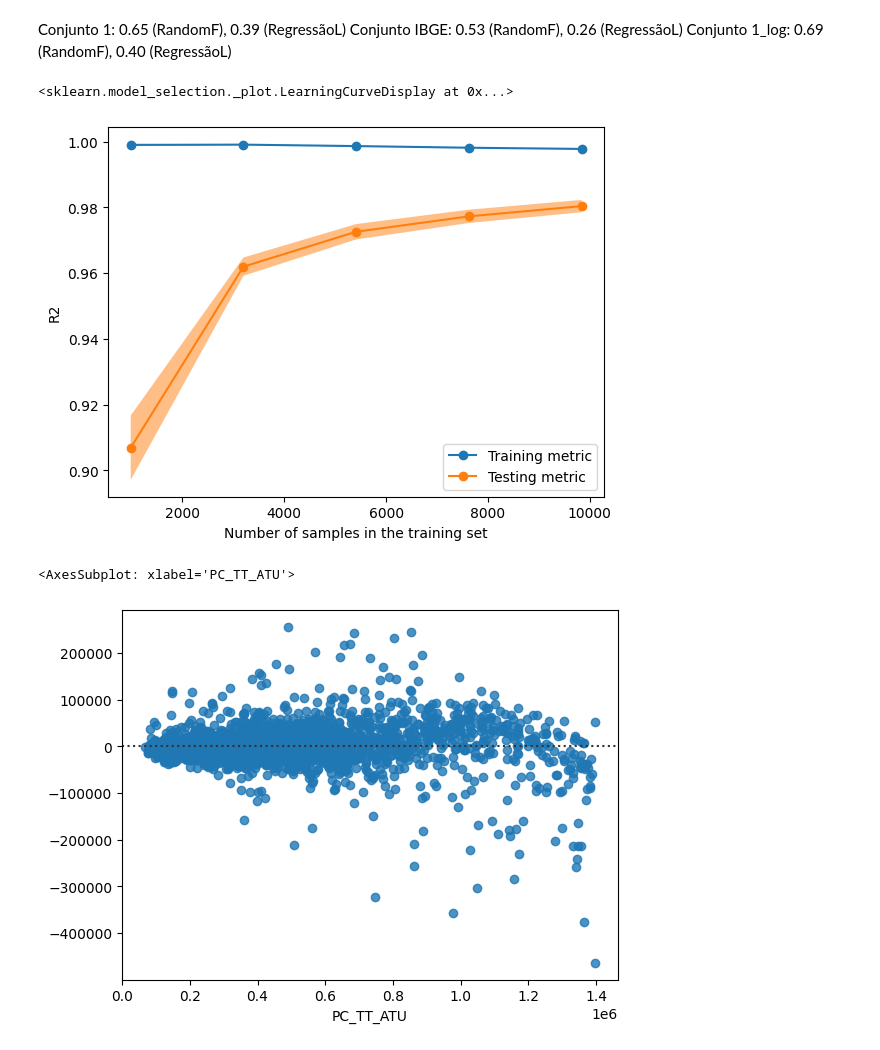
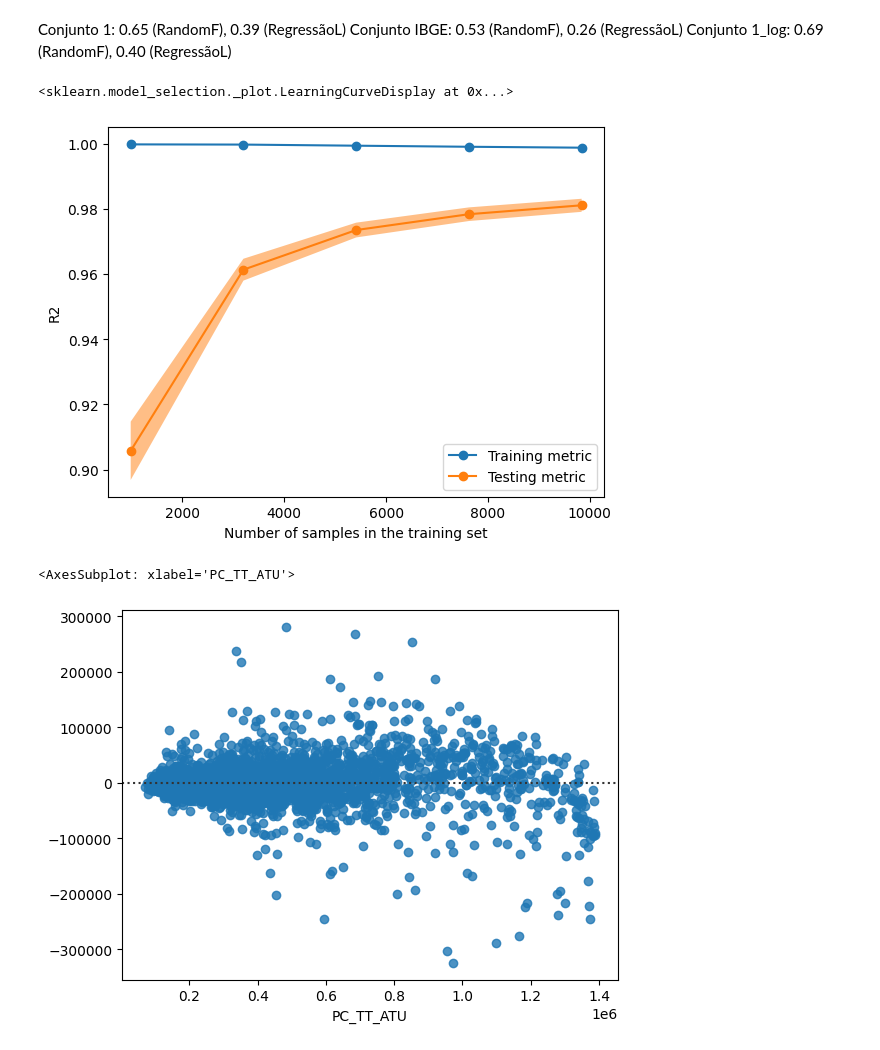
Before and after one commit to LissesCastro/Tera-Mercado-Imobiliario-SP, a Jupyter notebook: modelo_preditivo.ipynb, the cells around one changed output. Saved outputs shown, nothing was run; the diff lists cells and outputs as text; code cells hidden in the pictures.

```diff
--- a/modelo_preditivo.ipynb
+++ b/modelo_preditivo.ipynb
@@ -347,8 +326,8 @@ RMSE (HistGradientBoostingRegressor): 51230.32
 # %%
-model.fit(X_train_tt, y_train_tt) #Colocar ou retirar _tt dependendo do modelo
-y_pred = model.predict(X_test_tt) #Colocar ou retirar _tt dependendo do modelo
+model.fit(X_train, y_train) #Colocar ou retirar  dependendo do modelo
+y_pred = model.predict(X_test) #Colocar ou retirar  dependendo do modelo
 
-baseline_report = imprimir_metricas(y_test_tt, y_pred) #Colocar ou retirar _tt dependendo do modelo
+baseline_report = imprimir_metricas(y_test, y_pred) #Colocar ou retirar  dependendo do modelo
 baseline_report
 
 #Baseline - HGRadient Boost:
@@ -413,7 +392,7 @@ print(random_grid)
 # %%
 #Rodando o modelo de pré-seleção dos hiperparâmetros
 modeL_random = RandomizedSearchCV(estimator=model, param_distributions=random_grid, n_iter=100, cv=5, n_jobs=-1, random_state=42)
-modeL_random.fit(X_train_tt, y_train_tt) #Adicionar ou retirar o _tt conforme modelo
+modeL_random.fit(X_train, y_train) #Adicionar ou retirar o  conforme modelo
 # %% [output]
 RandomizedSearchCV(cv=5,
                    estimator=Pipeline(steps=[('Preprocessamento',
@@ -450,8 +429,8 @@ modeL_random.best_params_
 # %%
 #FAZENDO O GRID SEARCH
 #GRID DO PREÇO DA UNIDADE
-param_grid = {'regressao__max_iter': [700, 800],
-               'regressao__l2_regularization': [int(x) for x in np.linspace(start=55, stop=75, num=3)],
+param_grid = {'regressao__max_iter': [1000, 1500],
+               'regressao__l2_regularization': [int(x) for x in np.linspace(start=20, stop=75, num=3)],
                'regressao__max_depth': [int(x) for x in np.linspace(start=20, stop=40, num=3)],
                'regressao__min_samples_leaf': [int(x) for x in np.linspace(start=20, stop=40, num=3)],
                'regressao__learning_rate': [0.1, 0.05] #Apenas em GBosst
@@ -459,7 +438,7 @@ param_grid = {'regressao__max_iter': [700, 800],
 
 
 grid_search = GridSearchCV(estimator=model, param_grid=param_grid, cv=5, n_jobs=-1)
-grid_search.fit(X_train_tt, y_train_tt) #Retirar ou colocar o _tt dependendo de qual modelo está sendo trabalhado
+grid_search.fit(X_train, y_train) #Retirar ou colocar o  dependendo de qual modelo está sendo trabalhado
 # %% [output]
 GridSearchCV(cv=5,
              estimator=Pipeline(steps=[('Preprocessamento',
@@ -518,9 +497,9 @@ random_estimator = modeL_random.best_estimator_
 # %% [markdown]
 <h2>4. Rodando o modelo na base de teste e verificando a performance </h2>
 # %%
-y_pred = best_estimator.predict(X_test_tt) #Colocar ou retirar _tt dependendo do modelo
+y_pred = best_estimator.predict(X_test) #Colocar ou retirar _tt dependendo do modelo
 
-baseline_report = imprimir_metricas(y_test_tt, y_pred) #Colocar ou retirar _tt dependendo do modelo
+baseline_report = imprimir_metricas(y_test, y_pred) #Colocar ou retirar _tt dependendo do modelo
 baseline_report
 # %% [output]
 |  | metric | valid |
@@ -596,8 +556,8 @@ Conjunto IBGE: 0.53 (RandomF), 0.26 (RegressãoL)
 Conjunto 1_log: 0.69 (RandomF), 0.40 (RegressãoL)
 # %%
 common_params = {
-    "X": X_train_tt,
-    "y": y_train_tt,
+    "X": X_train,
+    "y": y_train,
     "train_sizes": np.linspace(0.1, 1.0, 5),
     "cv": ShuffleSplit(n_splits=50, test_size=0.2, random_state=0),
     "score_type": "both",
@@ -612,9 +572,9 @@ LearningCurveDisplay.from_estimator(best_estimator, **common_params)
 #    ax[ax_idx].set_title(f"Learning Curve for {estimator.__class__.__name__}")'''
 # %% [output]
 <sklearn.model_selection._plot.LearningCurveDisplay at 0x...>
-[figure, old version]
+[figure, new version]
 # %%
-sns.residplot(x=y_test_tt, y=y_pred)
+sns.residplot(x=y_test, y=y_pred)
 # %% [output]
 <AxesSubplot: xlabel='PC_TT_ATU'>
-[figure, old version]
+[figure, new version]
```
Also changed, not shown: parts of 40 cells of this notebook.
